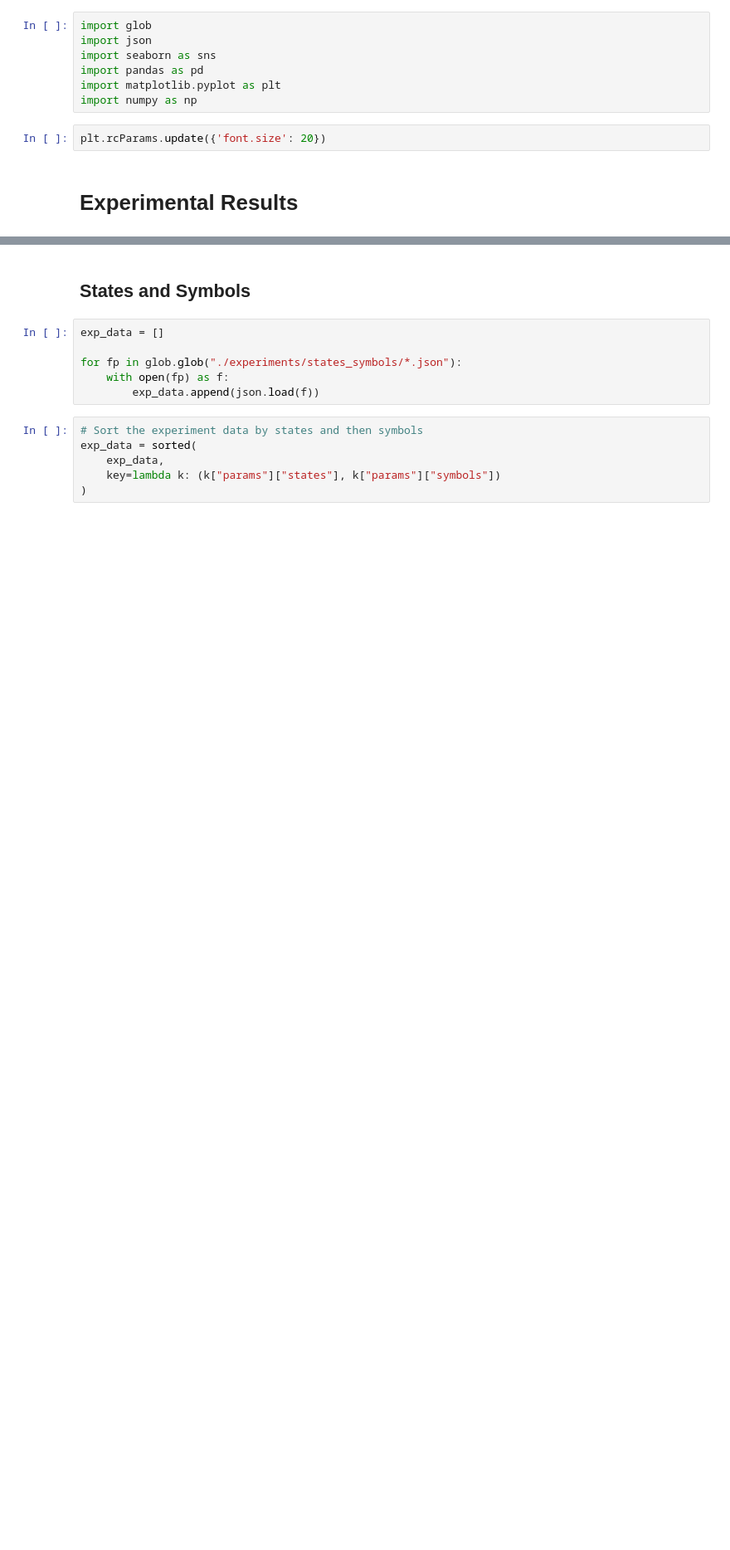
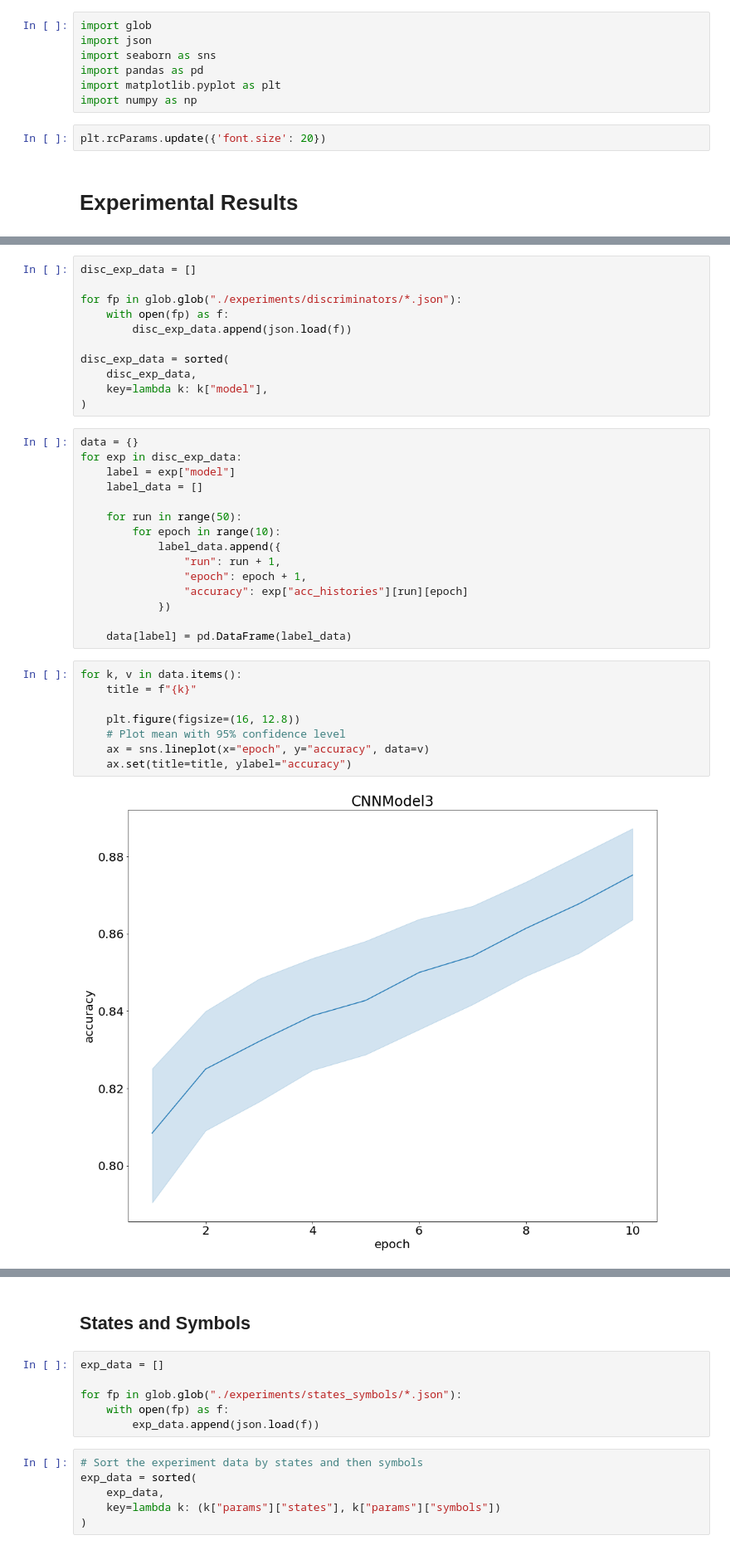
Before and after one commit to SamChatfield/final-year-project, a Jupyter notebook: experiment_results.ipynb, the cells around one changed output, grey strips where cells are left out. Shown at 83% size. Cells and saved outputs as stored; diff of their text form; blank space fills up the shorter version.

Commit message:
Experiment with a few more CNNs to try and get the discriminator's accuracy even higher. Measure the accuracy over time only during the initial training of 10 epochs.

```diff
--- a/experiment_results.ipynb
+++ b/experiment_results.ipynb
@@ -11,0 +14,36 @@ plt.rcParams.update({'font.size': 20})
+# %%
+disc_exp_data = []
+
+for fp in glob.glob("./experiments/discriminators/*.json"):
+    with open(fp) as f:
+        disc_exp_data.append(json.load(f))
+
+disc_exp_data = sorted(
+    disc_exp_data,
+    key=lambda k: k["model"],
+)
+# %%
+data = {}
+for exp in disc_exp_data:
+    label = exp["model"]
+    label_data = []
+
+    for run in range(50):
+        for epoch in range(10):
+            label_data.append({
+                "run": run + 1,
+                "epoch": epoch + 1,
+                "accuracy": exp["acc_histories"][run][epoch]
+            })
+
+    data[label] = pd.DataFrame(label_data)
+# %%
+for k, v in data.items():
+    title = f"{k}"
+
+    plt.figure(figsize=(16, 12.8))
+    # Plot mean with 95% confidence level
+    ax = sns.lineplot(x="epoch", y="accuracy", data=v)
+    ax.set(title=title, ylabel="accuracy")
+# %% [output]
+[figure, added]
```
Also changed, not shown: parts of 15 cells of this notebook, 6 other files.
